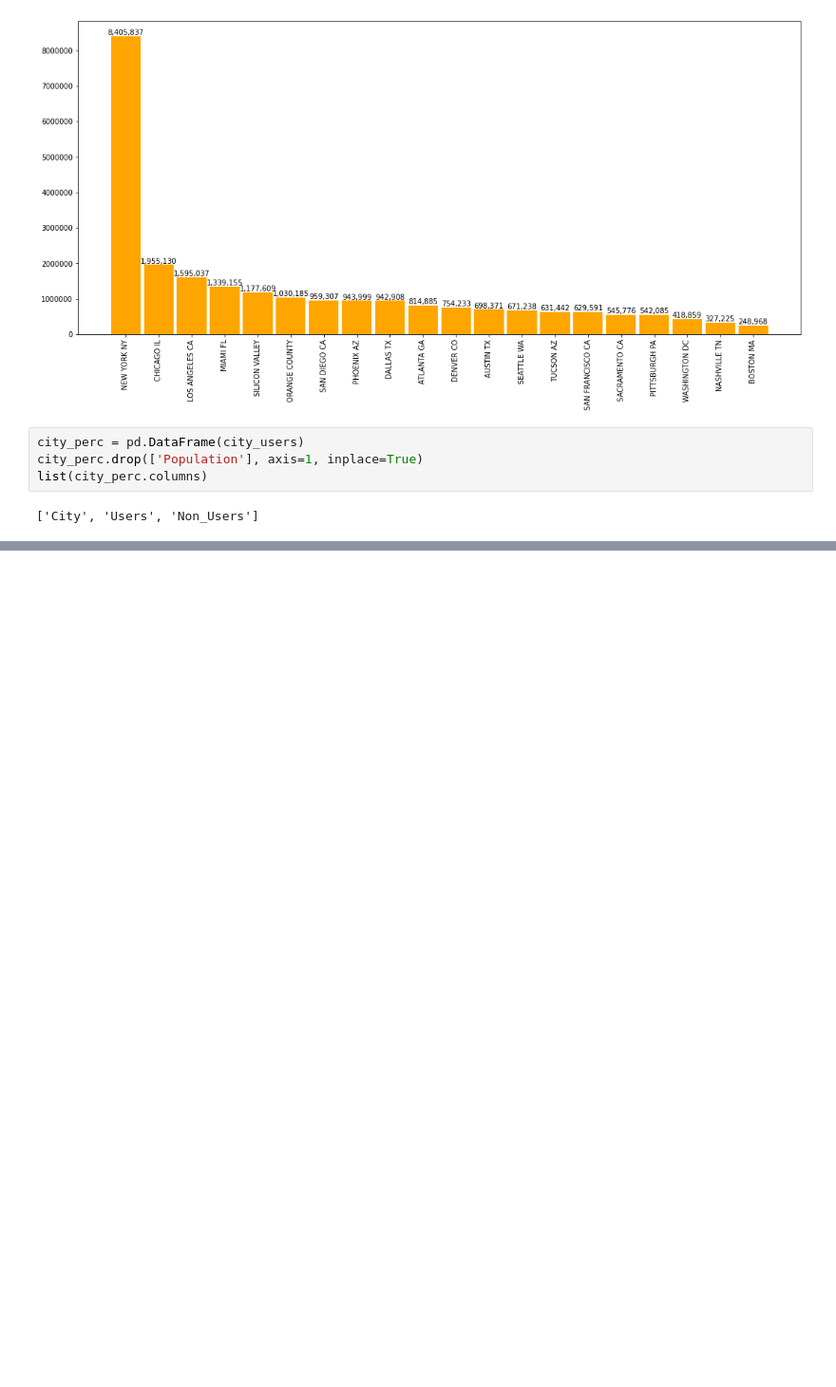
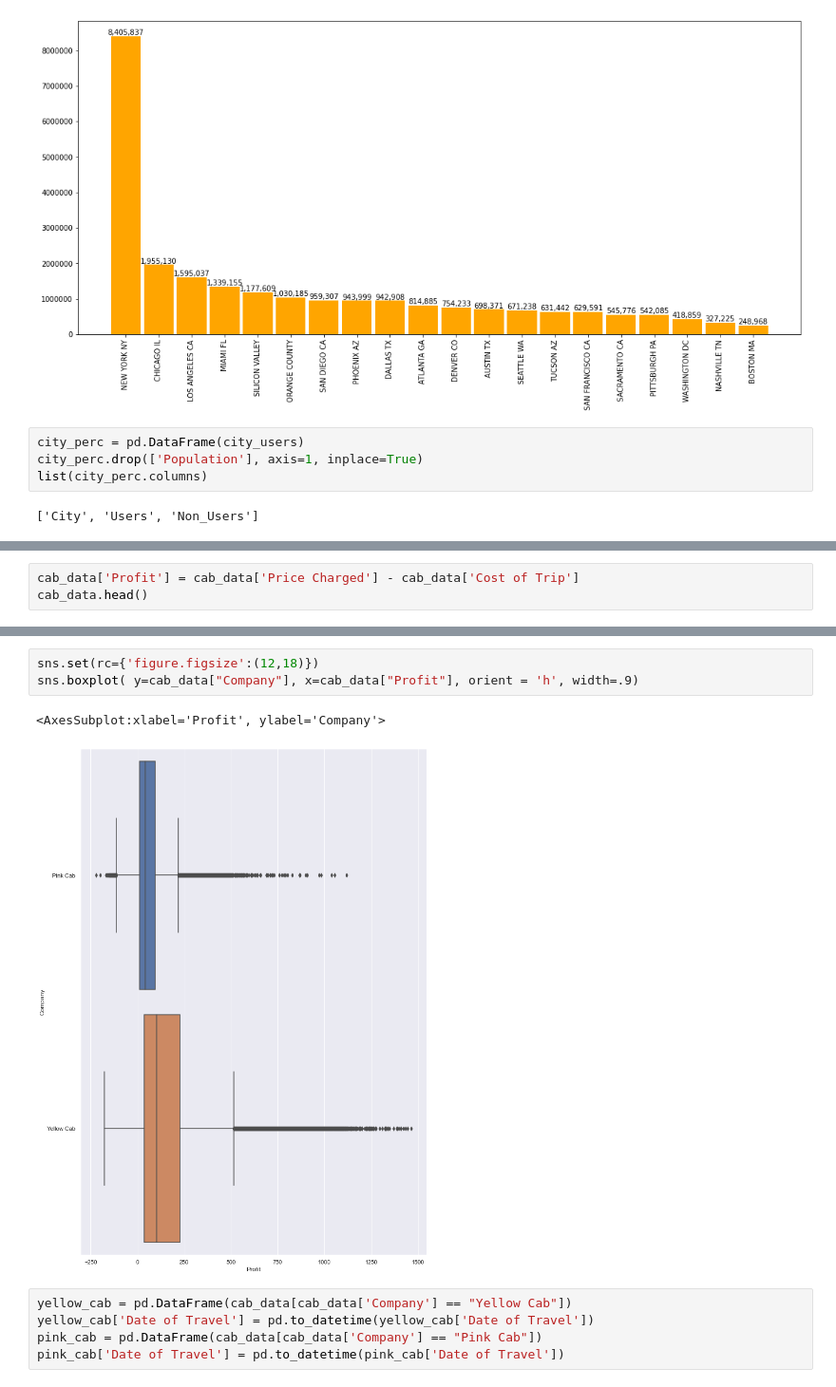
Before and after one commit to JeffersonTPelera/DataGlacier, a Jupyter notebook: week2/G2M.ipynb, the cells around one changed output, grey strips where cells are left out. Shown: that part at 95% size. Saved outputs shown, nothing was run; the diff lists cells and outputs as text; blank space fills up the shorter version.

```diff
--- a/week2/G2M.ipynb
+++ b/week2/G2M.ipynb
@@ -170,0 +180,3 @@ list(city_perc.columns)
+# %%
+cab_data['Profit'] = cab_data['Price Charged'] - cab_data['Cost of Trip']
+cab_data.head()
@@ -170,0 +190,11 @@ list(city_perc.columns)
+# %%
+sns.set(rc={'figure.figsize':(12,18)})
+sns.boxplot( y=cab_data["Company"], x=cab_data["Profit"], orient = 'h', width=.9)
+# %% [output]
+<AxesSubplot:xlabel='Profit', ylabel='Company'>
+[figure, added]
+# %%
+yellow_cab = pd.DataFrame(cab_data[cab_data['Company'] == "Yellow Cab"])
+yellow_cab['Date of Travel'] = pd.to_datetime(yellow_cab['Date of Travel'])
+pink_cab = pd.DataFrame(cab_data[cab_data['Company'] == "Pink Cab"])
+pink_cab['Date of Travel'] = pd.to_datetime(pink_cab['Date of Travel'])
```
Also changed, not shown: parts of 26 cells of this notebook, 1 other file.
